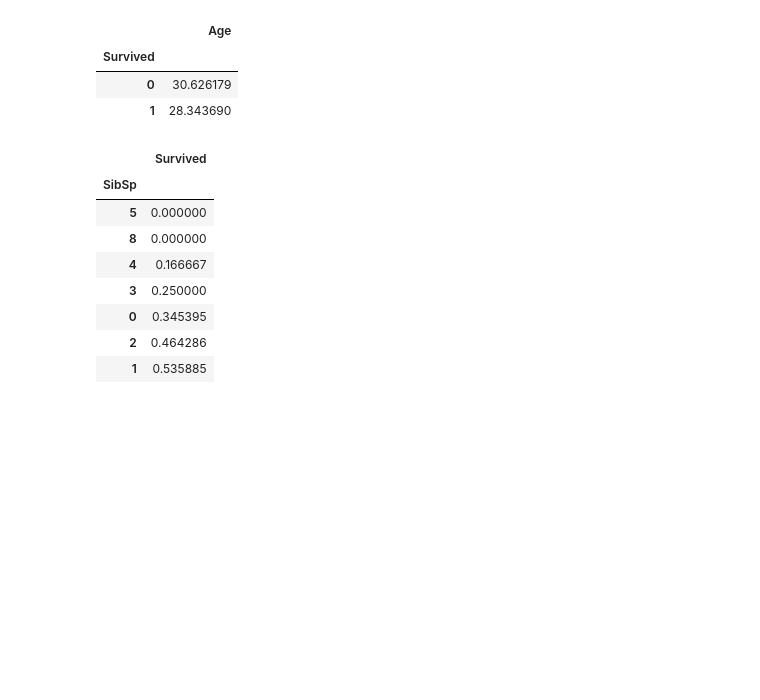
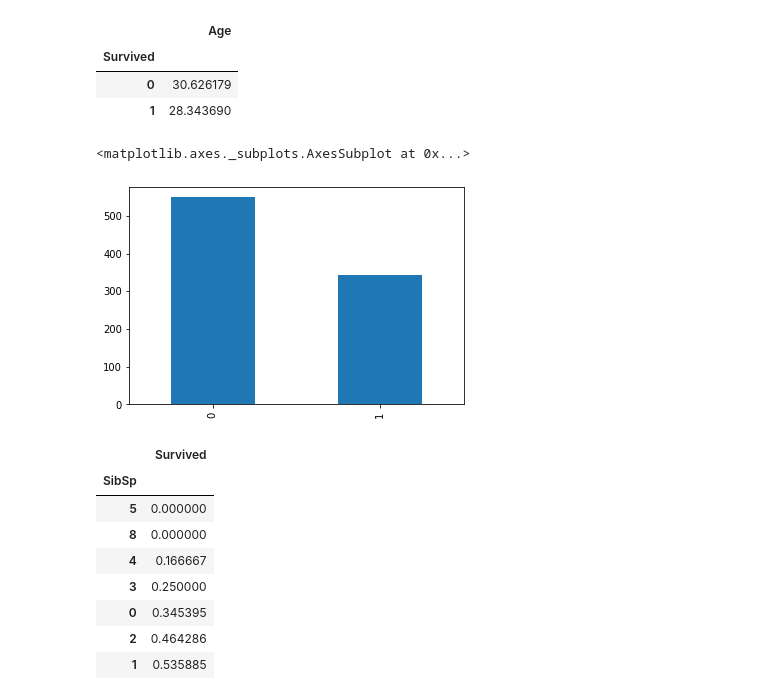
Before and after one commit to diavolch/python11, a Jupyter notebook: Titanic.ipynb, the cells around one changed output. Saved outputs shown, nothing was run; the diff lists cells and outputs as text; code cells hidden in the pictures; blank space fills up the shorter version.

```diff
--- a/Titanic.ipynb
+++ b/Titanic.ipynb
@@ -60,6 +75,11 @@ df.groupby('Survived').agg({'Age':'mean'})
 | Survived |  |
 | 0 | 30.626179 |
 | 1 | 28.343690 |
+# %%
+df.Survived.value_counts().plot.bar()
+# %% [output]
+<matplotlib.axes._subplots.AxesSubplot at 0x...>
+[figure, added]
 # %%
 df.groupby('SibSp').agg({'Survived':'mean'}).sort_values(['Survived'])
 # %% [output]
```
Also changed, not shown: parts of 7 cells of this notebook.
